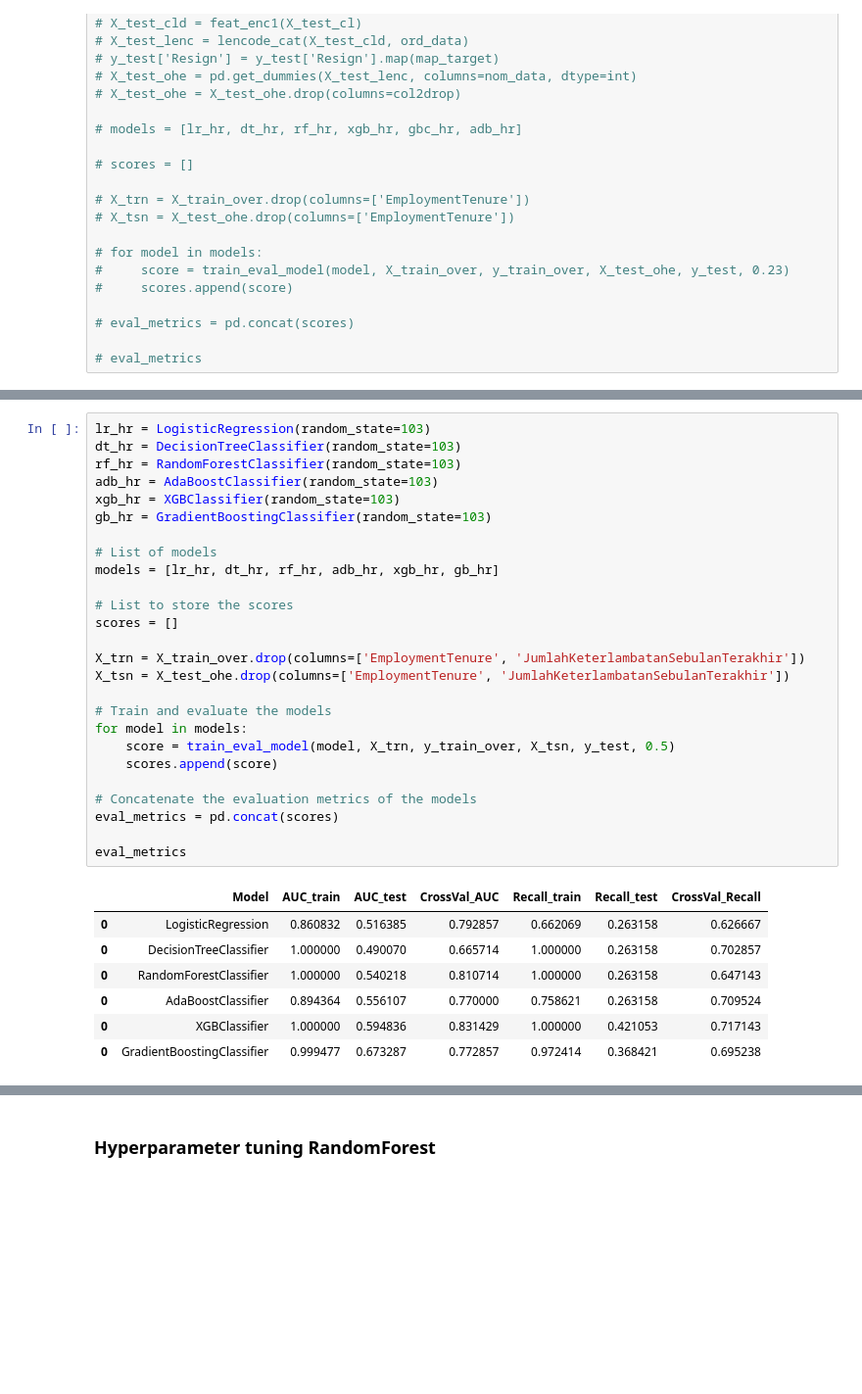
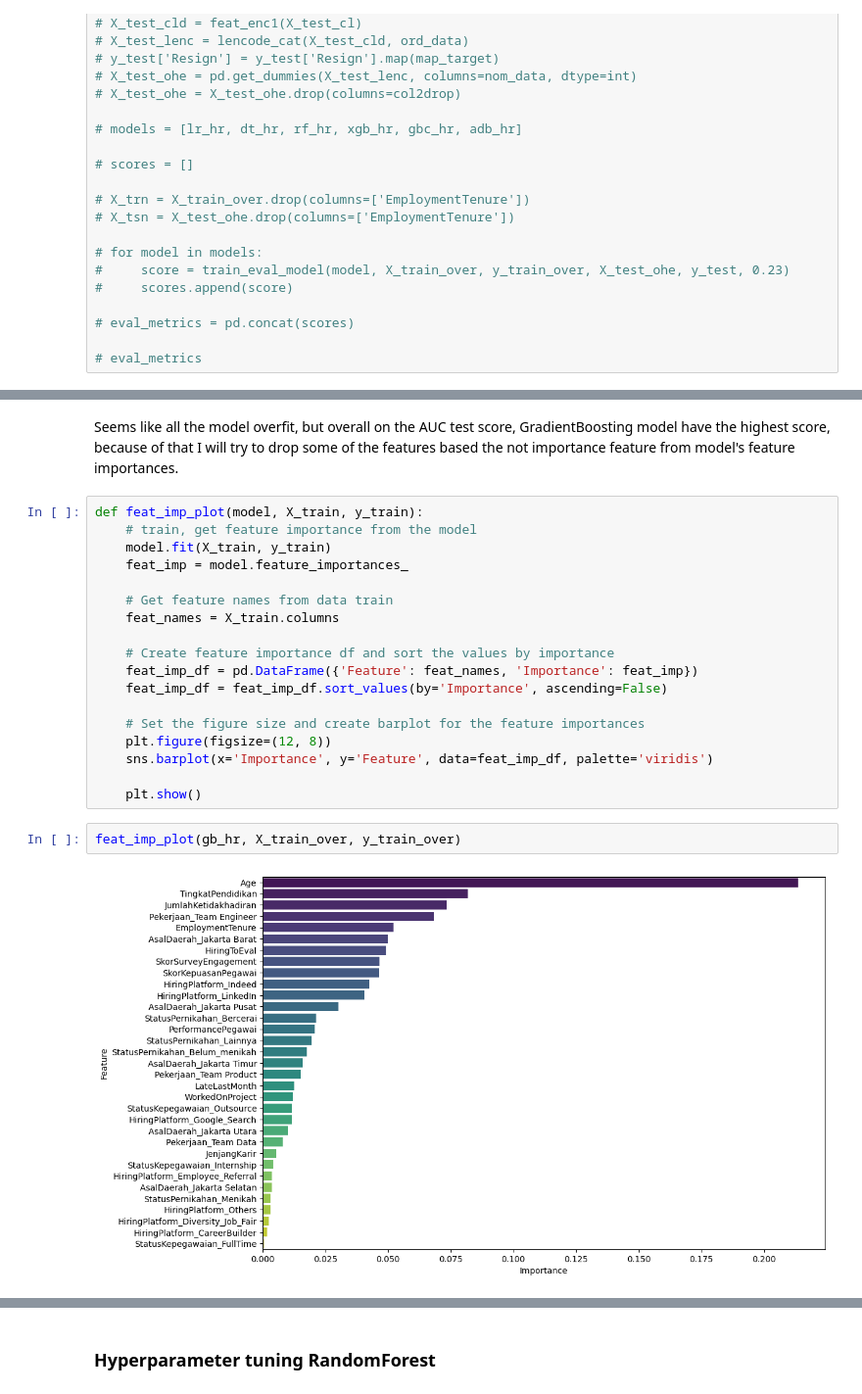
Before and after one commit to azaryasph/Improving-Employee-Retention-By-Predicting-Employee-Attrition-Using-Machine-Learning, a Jupyter notebook: notebook/predict_employee_attrition.ipynb, the cells around one changed output, grey strips where cells are left out. Shown at 98% size. Saved outputs shown, nothing was run; the diff lists cells and outputs as text; blank space fills up the shorter version.

```diff
--- a/notebook/predict_employee_attrition.ipynb
+++ b/notebook/predict_employee_attrition.ipynb
@@ -1496,34 +1473,24 @@ eval_metrics
-# %%
-lr_hr = LogisticRegression(random_state=103)
-dt_hr = DecisionTreeClassifier(random_state=103)
-rf_hr = RandomForestClassifier(random_state=103)
-adb_hr = AdaBoostClassifier(random_state=103)
-xgb_hr = XGBClassifier(random_state=103)
-gb_hr = GradientBoostingClassifier(random_state=103)
-
-# List of models
-models = [lr_hr, dt_hr, rf_hr, adb_hr, xgb_hr, gb_hr]
-
-# List to store the scores
-scores = []
-
-X_trn = X_train_over.drop(columns=['EmploymentTenure', 'JumlahKeterlambatanSebulanTerakhir'])
-X_tsn = X_test_ohe.drop(columns=['EmploymentTenure', 'JumlahKeterlambatanSebulanTerakhir'])
-
-# Train and evaluate the models
-for model in models:
-    score = train_eval_model(model, X_trn, y_train_over, X_tsn, y_test, 0.5)
-    scores.append(score)
-
-# Concatenate the evaluation metrics of the models
-eval_metrics = pd.concat(scores)
-
-eval_metrics
-# %% [output]
-|  | Model | AUC_train | AUC_test | CrossVal_AUC | Recall_train | Recall_test | CrossVal_Recall |
-| 0 | LogisticRegression | 0.860832 | 0.516385 | 0.792857 | 0.662069 | 0.263158 | 0.626667 |
-| 0 | DecisionTreeClassifier | 1.000000 | 0.490070 | 0.665714 | 1.000000 | 0.263158 | 0.702857 |
-| 0 | RandomForestClassifier | 1.000000 | 0.540218 | 0.810714 | 1.000000 | 0.263158 | 0.647143 |
-| 0 | AdaBoostClassifier | 0.894364 | 0.556107 | 0.770000 | 0.758621 | 0.263158 | 0.709524 |
-| 0 | XGBClassifier | 1.000000 | 0.594836 | 0.831429 | 1.000000 | 0.421053 | 0.717143 |
-| 0 | GradientBoostingClassifier | 0.999477 | 0.673287 | 0.772857 | 0.972414 | 0.368421 | 0.695238 |
+# %% [markdown]
+Seems like all the model overfit, but overall on the AUC test score, GradientBoosting model have the highest score, because of that I will try to drop some of the features based the not importance feature from model's feature importances.
+# %%
+def feat_imp_plot(model, X_train, y_train):
+    # train, get feature importance from the model
+    model.fit(X_train, y_train)
+    feat_imp = model.feature_importances_
+
+    # Get feature names from data train
+    feat_names = X_train.columns
+
+    # Create feature importance df and sort the values by importance
+    feat_imp_df = pd.DataFrame({'Feature': feat_names, 'Importance': feat_imp})
+    feat_imp_df = feat_imp_df.sort_values(by='Importance', ascending=False)
+
+    # Set the figure size and create barplot for the feature importances
+    plt.figure(figsize=(12, 8))
+    sns.barplot(x='Importance', y='Feature', data=feat_imp_df, palette='viridis')
+
+    plt.show()
+# %%
+feat_imp_plot(gb_hr, X_train_over, y_train_over)
+# %% [output]
+[figure, added]
```
Also changed, not shown: parts of 29 cells of this notebook.
